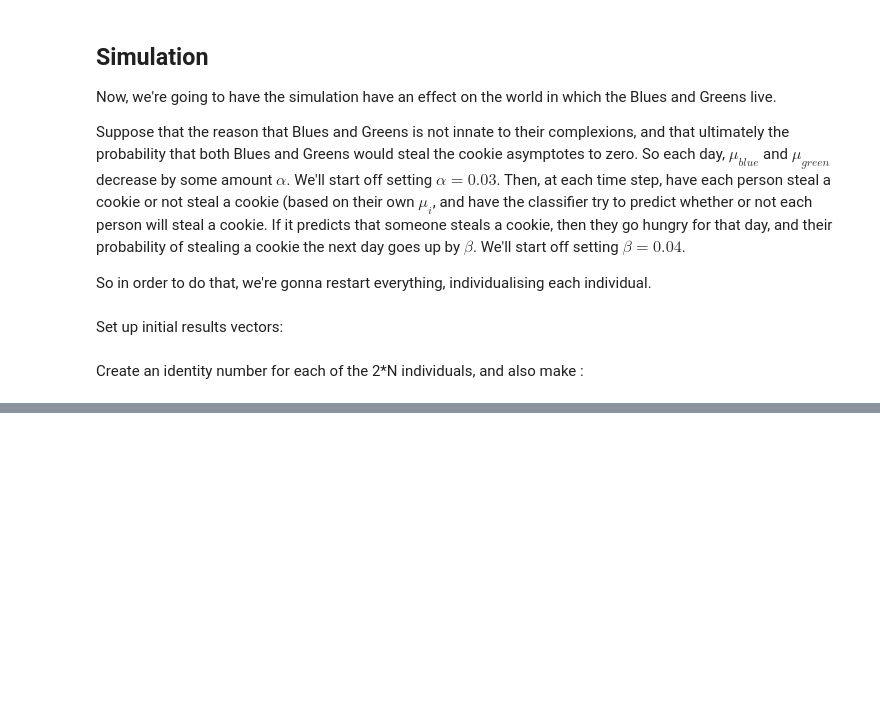
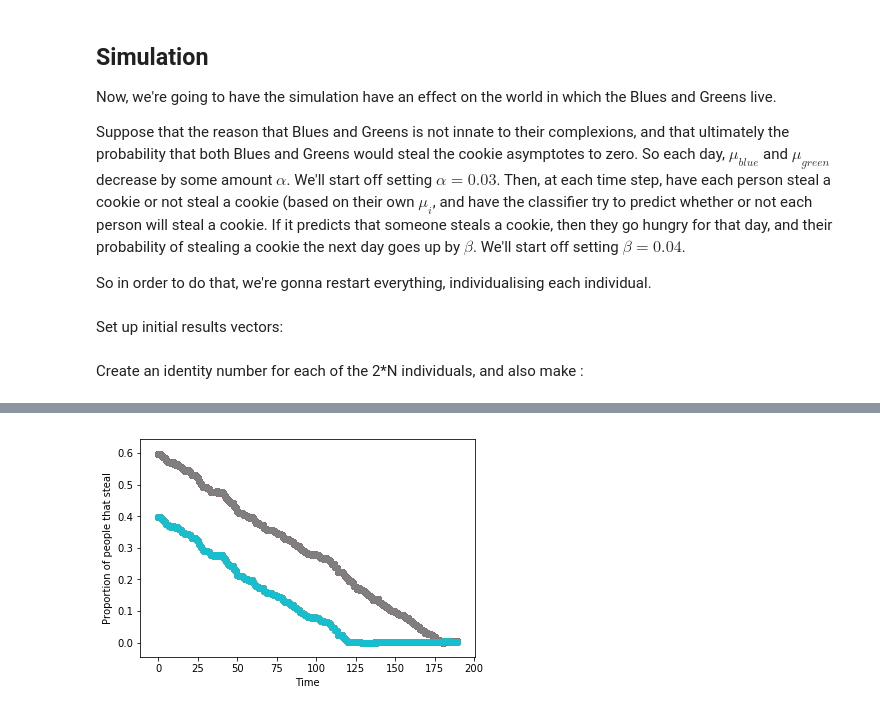
Before and after one commit to amorisot/AI-Fairness, a Jupyter notebook: Preliminary_Investigations.ipynb, the cells around one changed output, grey strips where cells are left out. Drawn from its saved outputs; the diff is of its cells as text; code cells hidden in the pictures; blank space fills up the shorter version.

```diff
--- a/Preliminary_Investigations.ipynb
+++ b/Preliminary_Investigations.ipynb
@@ -156,0 +408,9 @@ X = X[:,0:10]
+# %%
+for i in range(2*N):
+    plt.scatter(range(iters), base_rates_list_no_intervention[i,:])
+plt.xlabel("Time")
+plt.ylabel("Proportion of people that steal")
+plt.savefig("plots/comparison_to_no_model_effects.svg")
+plt.show()
+# %% [output]
+[figure, added]
```
Also changed, not shown: parts of 19 cells of this notebook, 3 other files.
